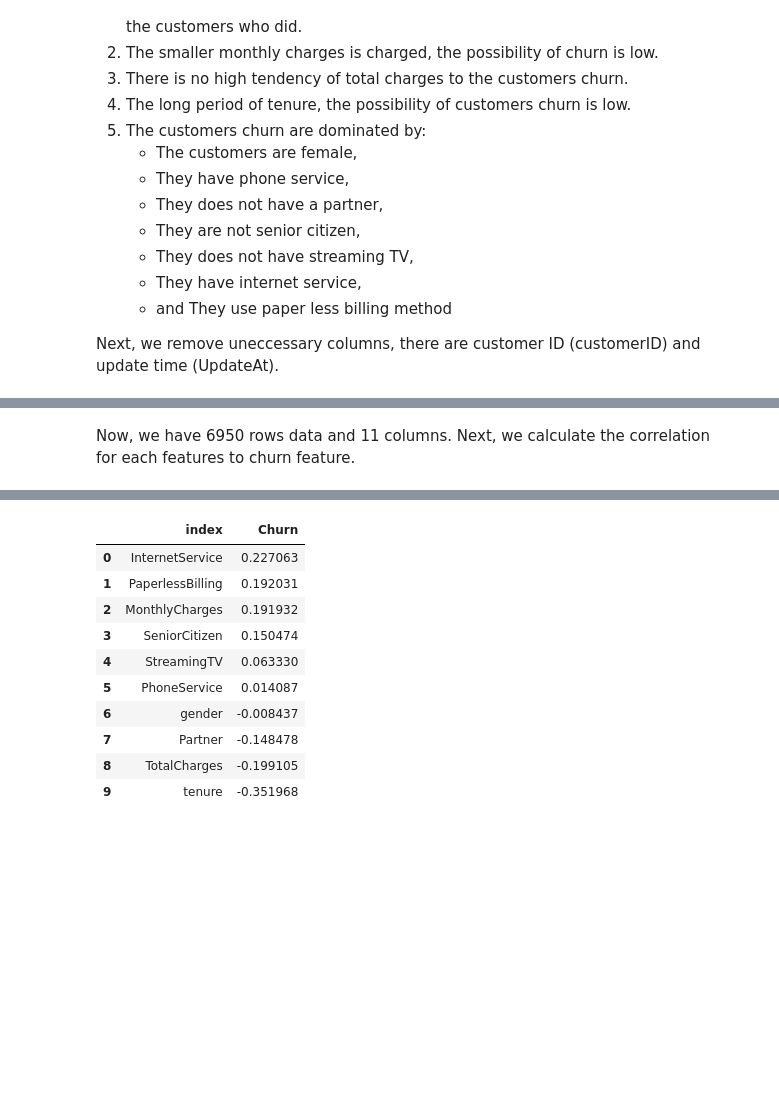
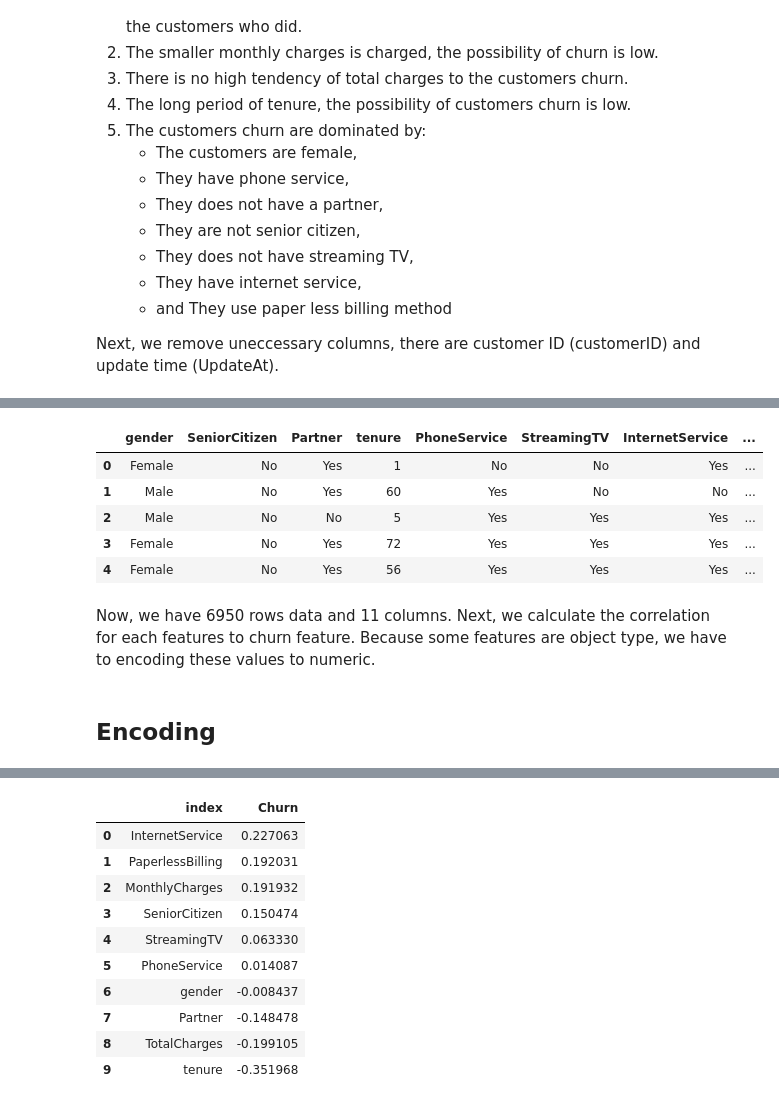
Before and after one commit to auliakhalqillah/customers-churn-in-telco, a Jupyter notebook: customers_churn_prediction_telco.ipynb, the cells around one changed output, grey strips where cells are left out. Drawn from its saved outputs; the diff is of its cells as text; code cells hidden in the pictures; blank space fills up the shorter version.

```diff
--- a/customers_churn_prediction_telco.ipynb
+++ b/customers_churn_prediction_telco.ipynb
@@ -144,2 +161,13 @@ cleaned_df.shape
+# %%
+cleaned_df.head()
+# %% [output]
+|  | gender | SeniorCitizen | Partner | tenure | PhoneService | StreamingTV | InternetService | ... |
+| 0 | Female | No | Yes | 1 | No | No | Yes | ... |
+| 1 | Male | No | Yes | 60 | Yes | No | No | ... |
+| 2 | Male | No | No | 5 | Yes | Yes | Yes | ... |
+| 3 | Female | No | Yes | 72 | Yes | Yes | Yes | ... |
+| 4 | Female | No | Yes | 56 | Yes | Yes | Yes | ... |
 # %% [markdown]
-Now, we have 6950 rows data and 11 columns. Next, we calculate the correlation for each features to churn feature.
+Now, we have 6950 rows data and 11 columns. Next, we calculate the correlation for each features to churn feature. Because some features are object type, we have to encoding these values to numeric.
+# %% [markdown]
+## Encoding
```
Also changed, not shown: parts of 11 cells of this notebook.
